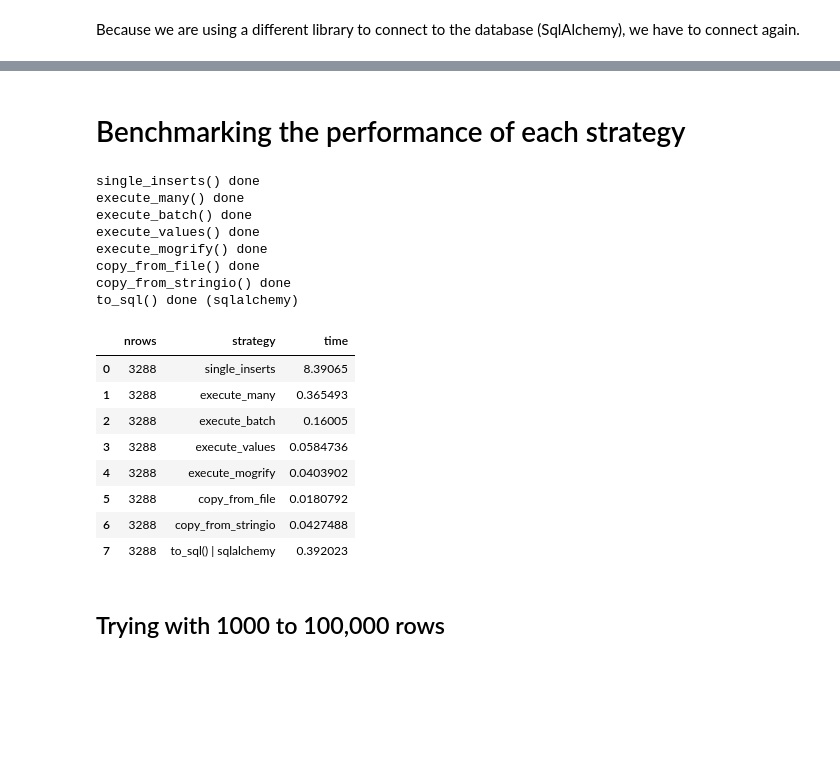
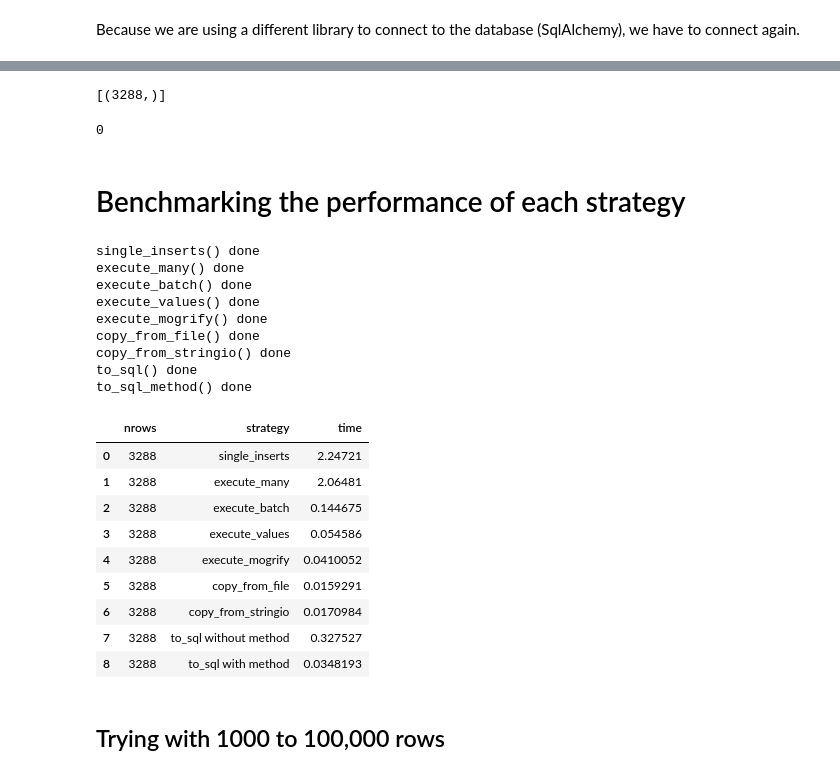
Before and after one commit to NaysanSaran/pandas2postgresql, a Jupyter notebook: notebooks/Psycopg2_Bulk_Insert_Speed_Benchmark.ipynb, the cells around one changed output, grey strips where cells are left out. Cells and saved outputs as stored; diff of their text form; code cells hidden in the pictures; blank space fills up the shorter version.

```diff
--- a/notebooks/Psycopg2_Bulk_Insert_Speed_Benchmark.ipynb
+++ b/notebooks/Psycopg2_Bulk_Insert_Speed_Benchmark.ipynb
@@ -90,7 +95,8 @@ param_dic = {
     "host"      : "localhost",
     "database"  : "globaldata",
     "user"      : "myuser",
-    "password"  : "Passw0rd"
+    "password"  : "Passw0rd",
+    "port"      : 5432
 }
 # %% [markdown]
 This function will allow us to connect to the database
@@ -102,6 +108,7 @@ def connect(params_dic):
         # connect to the PostgreSQL server
         print('Connecting to the PostgreSQL database...')
         conn = psycopg2.connect(**params_dic)
+        conn.autocommit = True
     except (Exception, psycopg2.DatabaseError) as error:
         print(error)
         sys.exit(1)
@@ -402,19 +409,18 @@ connect = "postgresql+psycopg2://%s:%s@%s:5432/%s" % (
     param_dic['database']
 )
 
-def to_alchemy(df):
+def to_sql(df):
     """
     Using a dummy table to test this call library
     """
     engine = create_engine(connect)
     df.to_sql(
-        'test_table',
+        name='to_sql_table',
         con=engine,
         index=False,
         if_exists='replace'
     )
-    print("to_sql() done (sqlalchemy)")
+    print("to_sql() done")
 
-
-to_alchemy(df)
+to_sql(df)
 # %% [output]
@@ -422,3 +499,12 @@ to_sql() done (sqlalchemy)
+# %%
+execute_query(conn, "select count(*) from to_sql_method_table;")
+# %% [output]
+[(3288,)]
+# %%
+# Clear the table
+execute_query(conn, "delete from to_sql_method_table where true;")
+# %% [output]
+0
 # %% [markdown]
 # Benchmarking the performance of each strategy
 # %%
@@ -441,7 +527,7 @@ def single_inserts(conn, df, table):
 # COMPARE THE SPEED OF EACH STRATRGY
 #-----------------------------------------
 def benchmark_bulk_inserts(df):
-    execute_query(conn, "delete from MonthlyTemp where true;")
+    execute_query(conn, "delete from monthlytemp where true;")
     functions = [
         single_inserts,
         execute_many,
@@ -456,47 +542,57 @@ def benchmark_bulk_inserts(df):
     # Psycop2's functions
     i = 0
     for strategy in functions:
         start = timer()
-        strategy(conn, df, 'MonthlyTemp')
+        strategy(conn, df, 'monthlytemp')
         end = timer()
 
         exec_times.at[i,'nrows'] = len(df.index)
         exec_times.at[i,'strategy'] = strategy.__name__
         exec_times.at[i,'time'] = end-start
 
         # Prepare for the next test
-        execute_query(conn, "delete from MonthlyTemp where true;")
+        execute_query(conn, "delete from monthlytemp where true;")
         i = i + 1
 
-    # Adding an extra test case for sqlalchemy's to_sql
+    # Adding an extra test case for a simple to_sql
     start = timer()
-    to_alchemy(df)
+    to_sql(df)
     end = timer()
     exec_times.at[i,'nrows'] = len(df.index)
-    exec_times.at[i,'strategy'] = "to_sql() | sqlalchemy"
+    exec_times.at[i,'strategy'] = "to_sql without method"
     exec_times.at[i,'time'] = end-start
+
+    # Adding an extra test case for to_sql with the method parameter
+    start = timer()
+    to_sql_method(df)
+    end = timer()
+    exec_times.at[i+1,'nrows'] = len(df.index)
+    exec_times.at[i+1,'strategy'] = "to_sql with method"
+    exec_times.at[i+1,'time'] = end-start
 
     return exec_times
 
 benchmark_bulk_inserts(df)
 # %% [output]
 single_inserts() done
 execute_many() done
 execute_batch() done
 execute_values() done
 execute_mogrify() done
 copy_from_file() done
 copy_from_stringio() done
-to_sql() done (sqlalchemy)
+to_sql() done
+to_sql_method() done
 |  | nrows | strategy | time |
-| 0 | 3288 | single_inserts | 8.39065 |
-| 1 | 3288 | execute_many | 0.365493 |
-| 2 | 3288 | execute_batch | 0.16005 |
-| 3 | 3288 | execute_values | 0.0584736 |
-| 4 | 3288 | execute_mogrify | 0.0403902 |
-| 5 | 3288 | copy_from_file | 0.0180792 |
-| 6 | 3288 | copy_from_stringio | 0.0427488 |
-| 7 | 3288 | to_sql() | sqlalchemy | 0.392023 |
+| 0 | 3288 | single_inserts | 2.24721 |
+| 1 | 3288 | execute_many | 2.06481 |
+| 2 | 3288 | execute_batch | 0.144675 |
+| 3 | 3288 | execute_values | 0.054586 |
+| 4 | 3288 | execute_mogrify | 0.0410052 |
+| 5 | 3288 | copy_from_file | 0.0159291 |
+| 6 | 3288 | copy_from_stringio | 0.0170984 |
+| 7 | 3288 | to_sql without method | 0.327527 |
+| 8 | 3288 | to_sql with method | 0.0348193 |
 # %% [markdown]
 ## Trying with 1000 to 100,000 rows
 # %%
```
Also changed, not shown: parts of 33 cells of this notebook, 2 other files.
